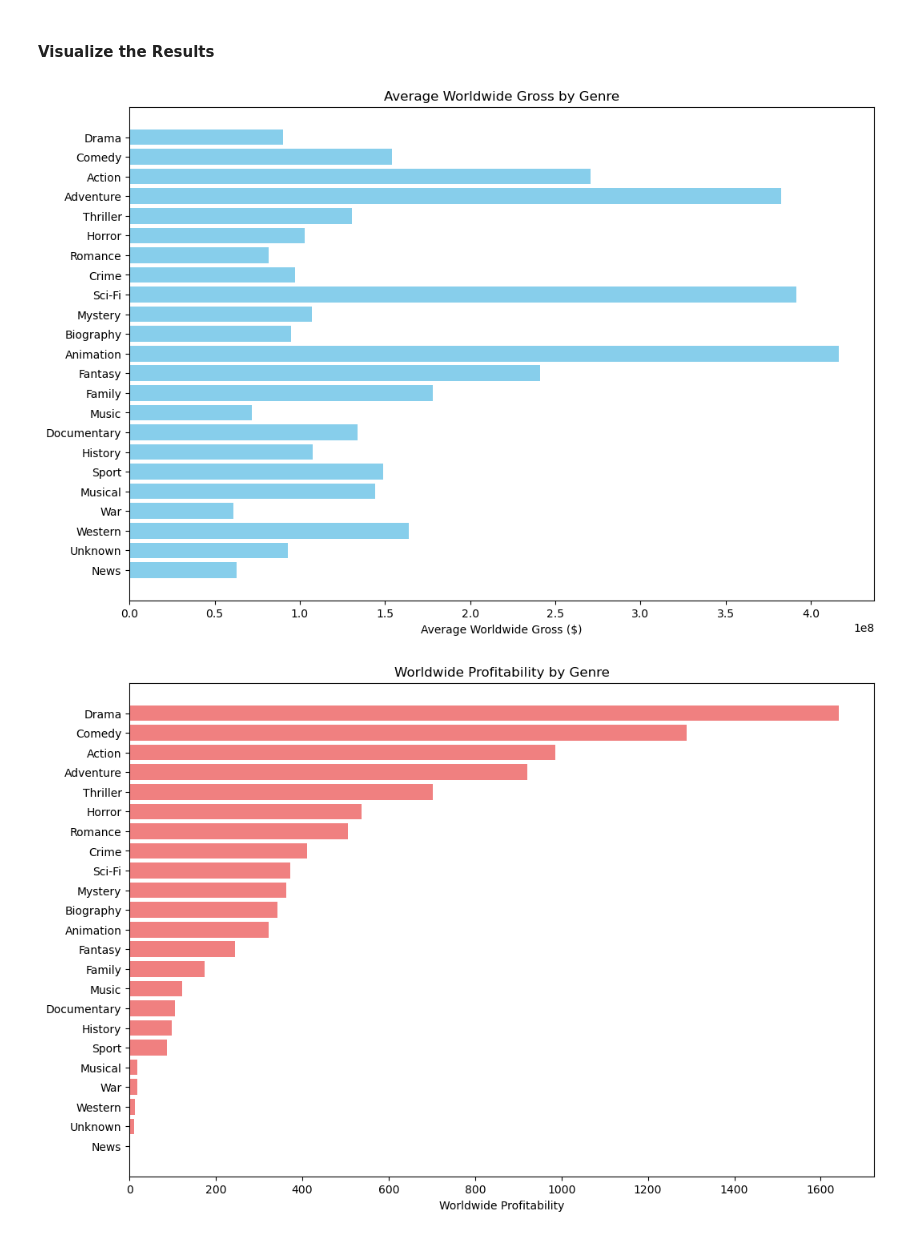
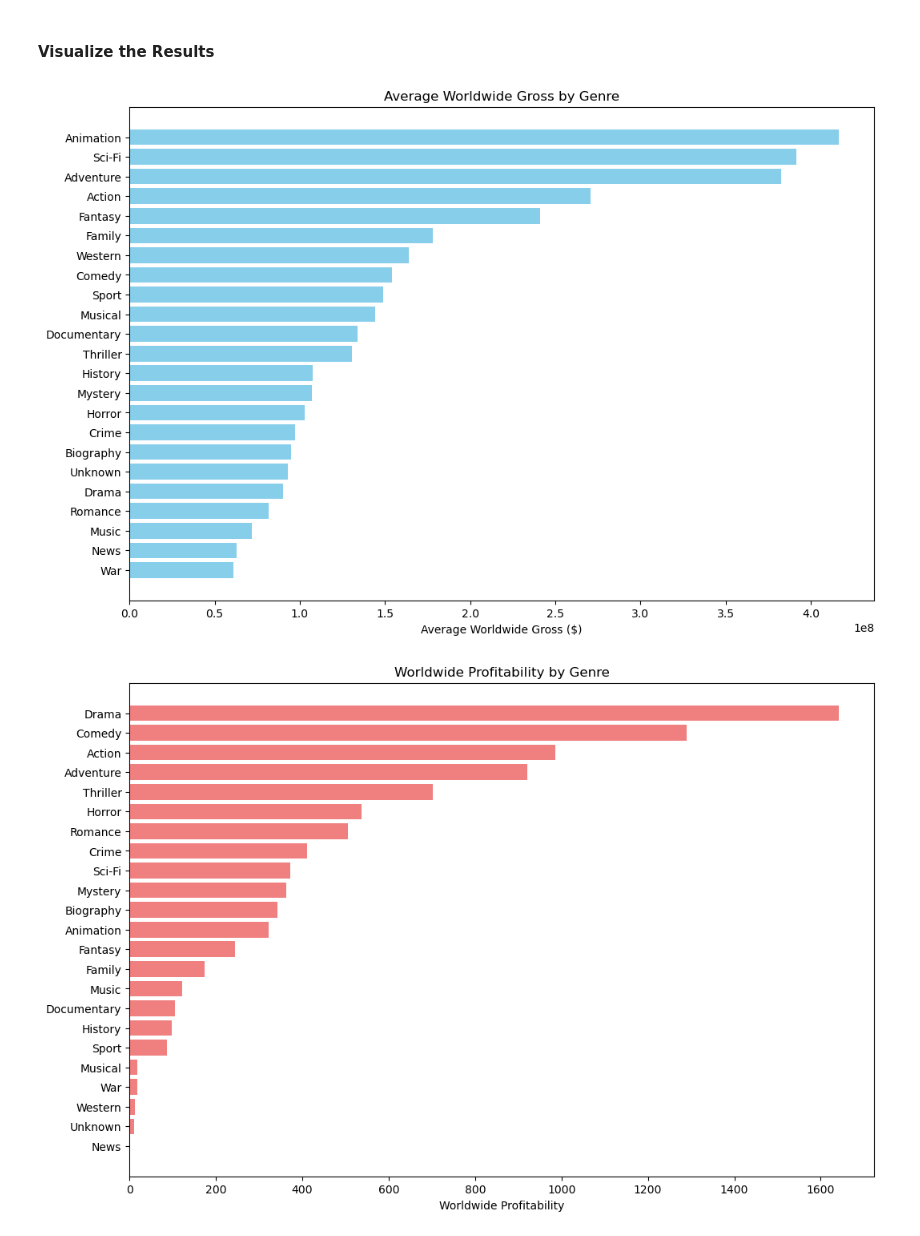
Before and after one commit to IdrisFallout/movie-market-analysis, a Jupyter notebook: notebooks/exploratory.ipynb, the cells around one changed output. Drawn from its saved outputs; the diff is of its cells as text; code cells hidden in the pictures.

Commit message:
sorted viz

```diff
--- a/notebooks/exploratory.ipynb
+++ b/notebooks/exploratory.ipynb
@@ -465,17 +465,22 @@ sorted_genre_revenue
 # %% [markdown]
 #### Visualize the Results
 # %%
+sorted_genre_revenue = sorted_genre_revenue.sort_values(by='avg_worldwide_gross', ascending=False)
+
+# Plot for Average Worldwide Gross
 fig, ax = plt.subplots(figsize=(12, 8))
 ax.barh(sorted_genre_revenue['genre'], sorted_genre_revenue['avg_worldwide_gross'], color='skyblue')
 ax.set_xlabel('Average Worldwide Gross ($)')
 ax.set_title('Average Worldwide Gross by Genre')
 ax.invert_yaxis()
 
+# Plot for Worldwide Profitability
 fig1, ax1 = plt.subplots(figsize=(12, 8))
+sorted_genre_revenue = sorted_genre_revenue.sort_values(by='worldwide_profitability', ascending=False)
 ax1.barh(sorted_genre_revenue['genre'], sorted_genre_revenue['worldwide_profitability'], color='lightcoral')
 ax1.set_xlabel('Worldwide Profitability')
 ax1.set_title('Worldwide Profitability by Genre')
 ax1.invert_yaxis()
 # %% [output]
-[figure, old version]
+[figure, new version]
 [figure]
```
